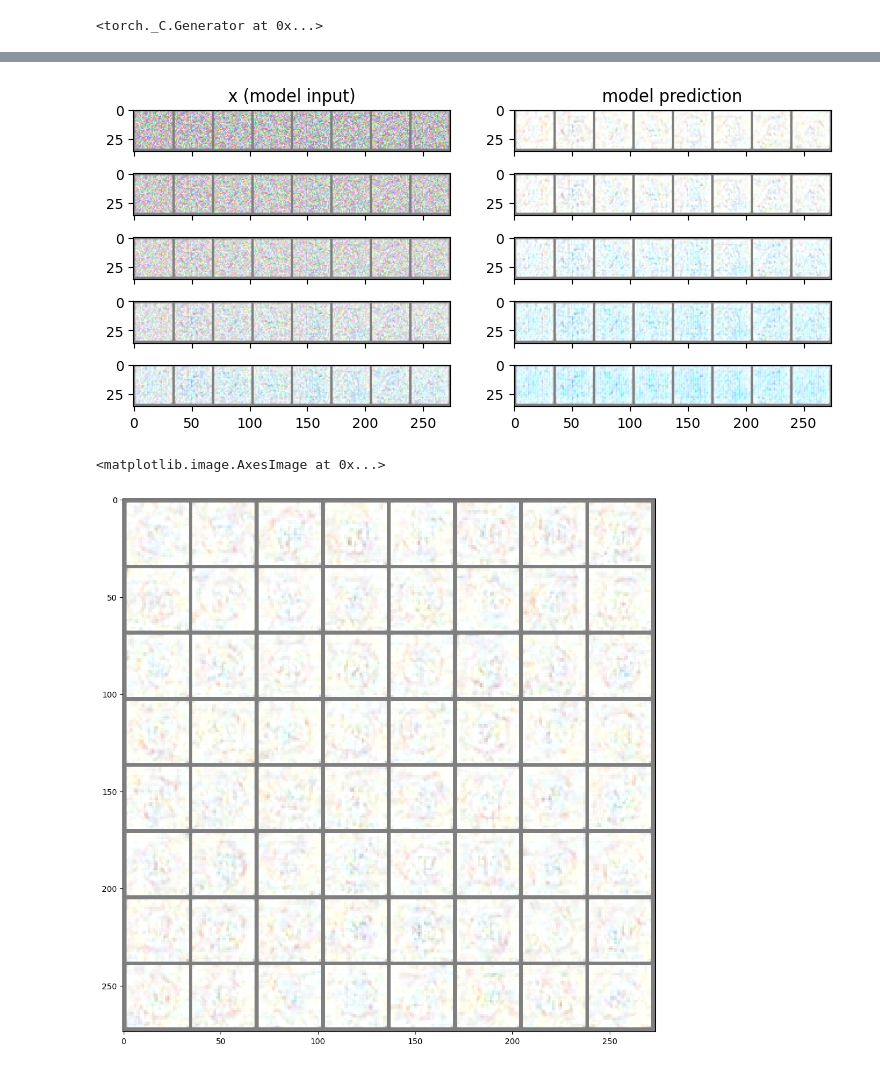
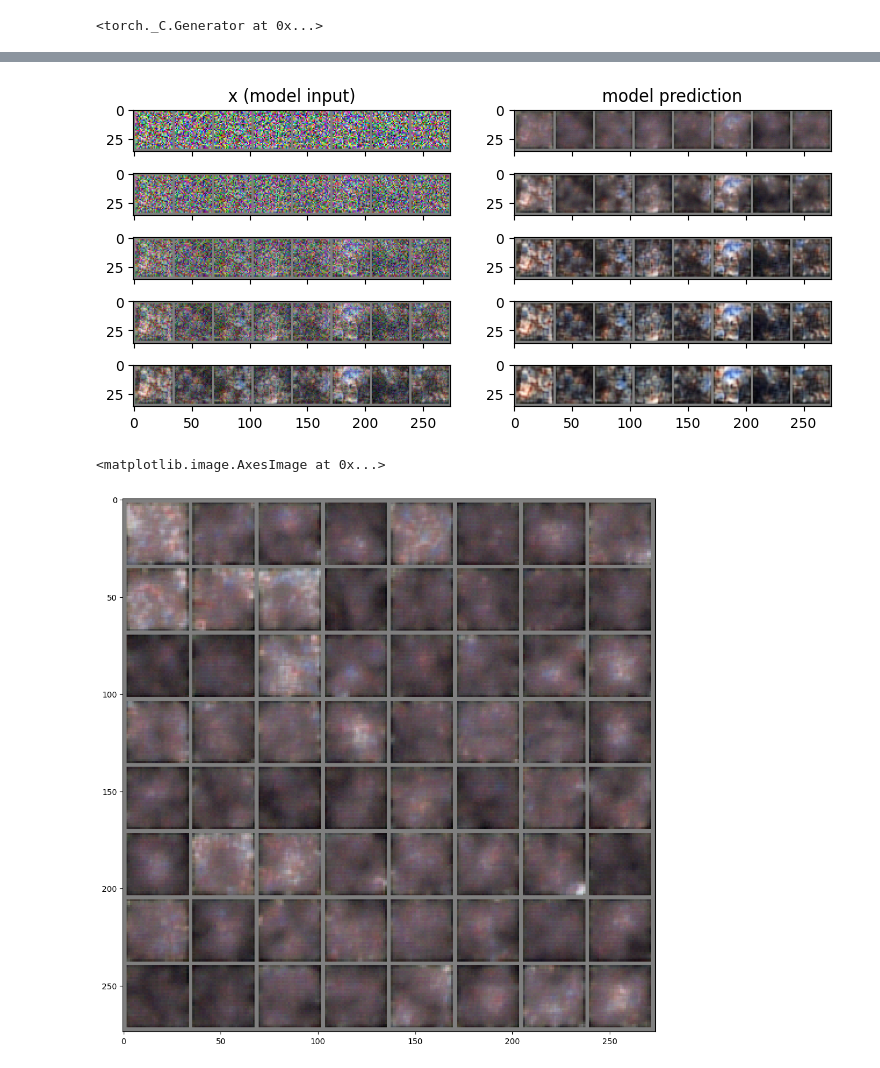
Before and after one commit to SNURTEL/24l-ssne, a Jupyter notebook: proj4/piatek_owienko_schafer_miniproject4.ipynb, the cells around one changed output, grey strips where cells are left out. Saved outputs shown, nothing was run; the diff lists cells and outputs as text; code cells hidden in the pictures.

```diff
--- a/proj4/piatek_owienko_schafer_miniproject4.ipynb
+++ b/proj4/piatek_owienko_schafer_miniproject4.ipynb
@@ -364,7 +369,7 @@ torch.Size([3, 36, 274])
 # %%
 # @markdown Sampling strategy: Break the process into 5 steps and move 1/5'th of the way there each time:
 n_steps = 5
-x = torch.rand(8, 3, 32, 32)  # Start from random
+x = 2 * torch.rand(8, 3, 32, 32) - 1  # Start from random FIXED TO [-1, 1]
 step_history = [x.detach().cpu()]
 pred_output_history = []
 
@@ -383,19 +388,19 @@ for i in range(n_steps):
     axs[i, 0].imshow((torchvision.utils.make_grid(step_history[i]).permute(1, 2, 0).add(1).mul(127.5).clamp(0, 255).to(torch.int32)))
     axs[i, 1].imshow((torchvision.utils.make_grid(pred_output_history[i]).permute(1, 2, 0).add(1).mul(127.5).clamp(0, 255).to(torch.int32)))
 # %% [output]
-[figure, old version]
+[figure, new version]
 # %%
 # @markdown Showing more results, using 40 sampling steps
 n_steps = 1  # FIXME getting brighter with every iteration, possibly noise vs image distributiuon issue? ([0, 1] vs [-1, 1])
-x = torch.rand(64, 3, 32, 32)
+x = 2 * torch.rand(64, 3, 32, 32) - 1 # and one more fix there
 for i in range(n_steps):
     noise_amount = torch.ones((x.shape[0],)).to(device) * (1 - (i / n_steps))  # Starting high going low
     with torch.no_grad():
         pred = model(x)
         mix_factor = 1 / (n_steps - i)
         x = x * (1 - mix_factor) + pred * mix_factor
 fig, ax = plt.subplots(1, 1, figsize=(12, 12))
 ax.imshow((torchvision.utils.make_grid(x).permute(1, 2, 0).add(1).mul(127.5).clamp(0, 255).to(torch.int32)))
 # %% [output]
 <matplotlib.image.AxesImage at 0x...>
-[figure, old version]
+[figure, new version]
```
Also changed, not shown: parts of 5 cells of this notebook.
